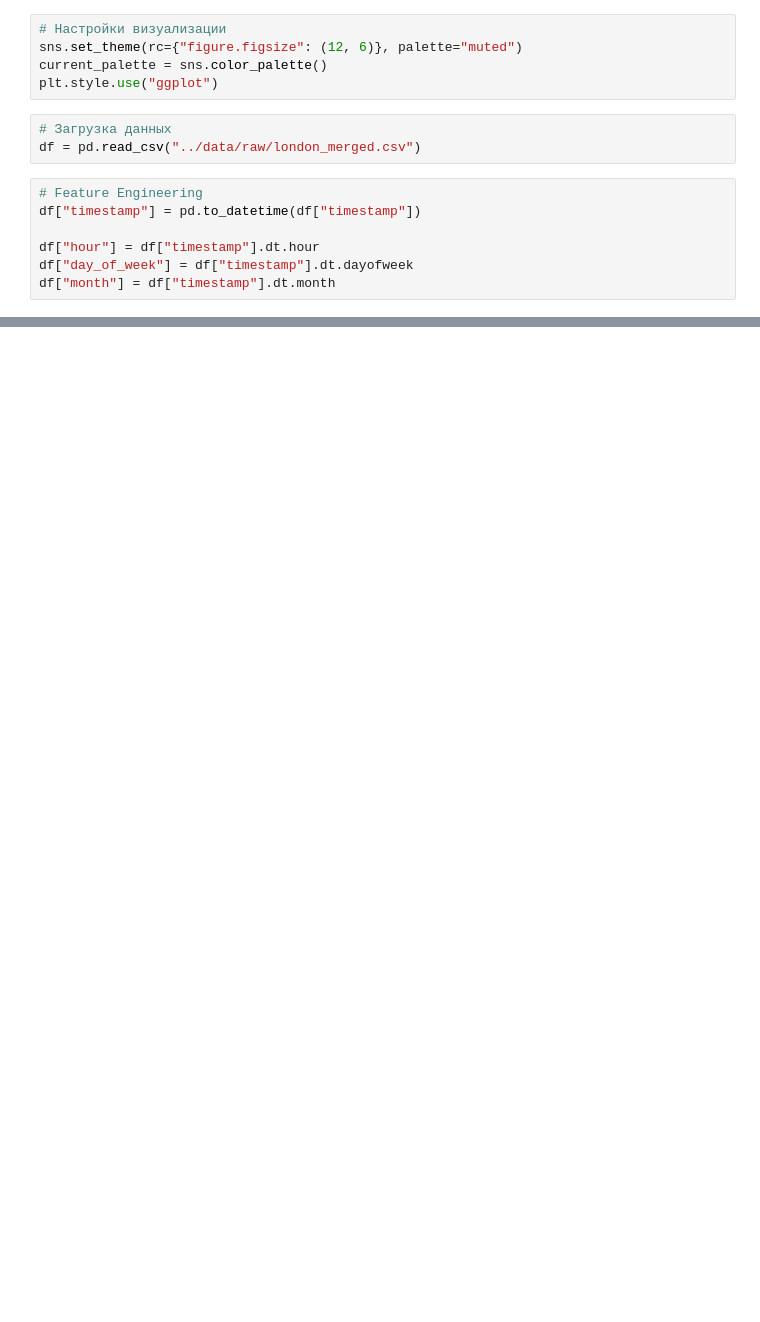
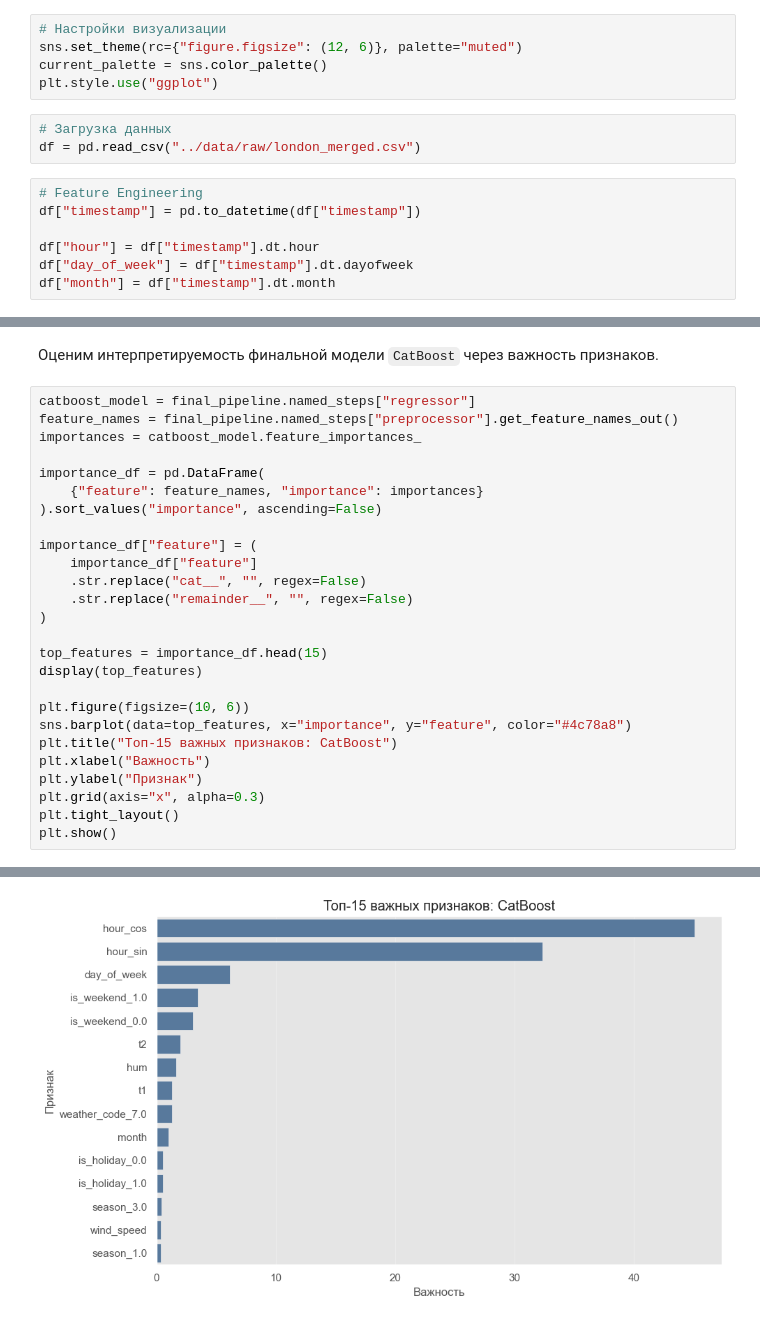
Before and after one commit to hsemlcourse/hseml-group-project-spynder-1, a Jupyter notebook: notebooks/03_experiments.ipynb, the cells around one changed output, grey strips where cells are left out. Cells and saved outputs as stored; diff of their text form; blank space fills up the shorter version.

```diff
--- a/notebooks/03_experiments.ipynb
+++ b/notebooks/03_experiments.ipynb
@@ -121,0 +355,29 @@ plt.show()
+# %% [markdown]
+Оценим интерпретируемость финальной модели `CatBoost` через важность признаков.
+# %%
+catboost_model = final_pipeline.named_steps["regressor"]
+feature_names = final_pipeline.named_steps["preprocessor"].get_feature_names_out()
+importances = catboost_model.feature_importances_
+
+importance_df = pd.DataFrame(
+    {"feature": feature_names, "importance": importances}
+).sort_values("importance", ascending=False)
+
+importance_df["feature"] = (
+    importance_df["feature"]
+    .str.replace("cat__", "", regex=False)
+    .str.replace("remainder__", "", regex=False)
+)
+
+top_features = importance_df.head(15)
+display(top_features)
+
+plt.figure(figsize=(10, 6))
+sns.barplot(data=top_features, x="importance", y="feature", color="#4c78a8")
+plt.title("Топ-15 важных признаков: CatBoost")
+plt.xlabel("Важность")
+plt.ylabel("Признак")
+plt.grid(axis="x", alpha=0.3)
+plt.tight_layout()
+plt.show()
+# %% [output]
@@ -121,0 +400 @@ plt.show()
+[figure, added]
```
Also changed, not shown: parts of 23 cells of this notebook, 16 other files.
